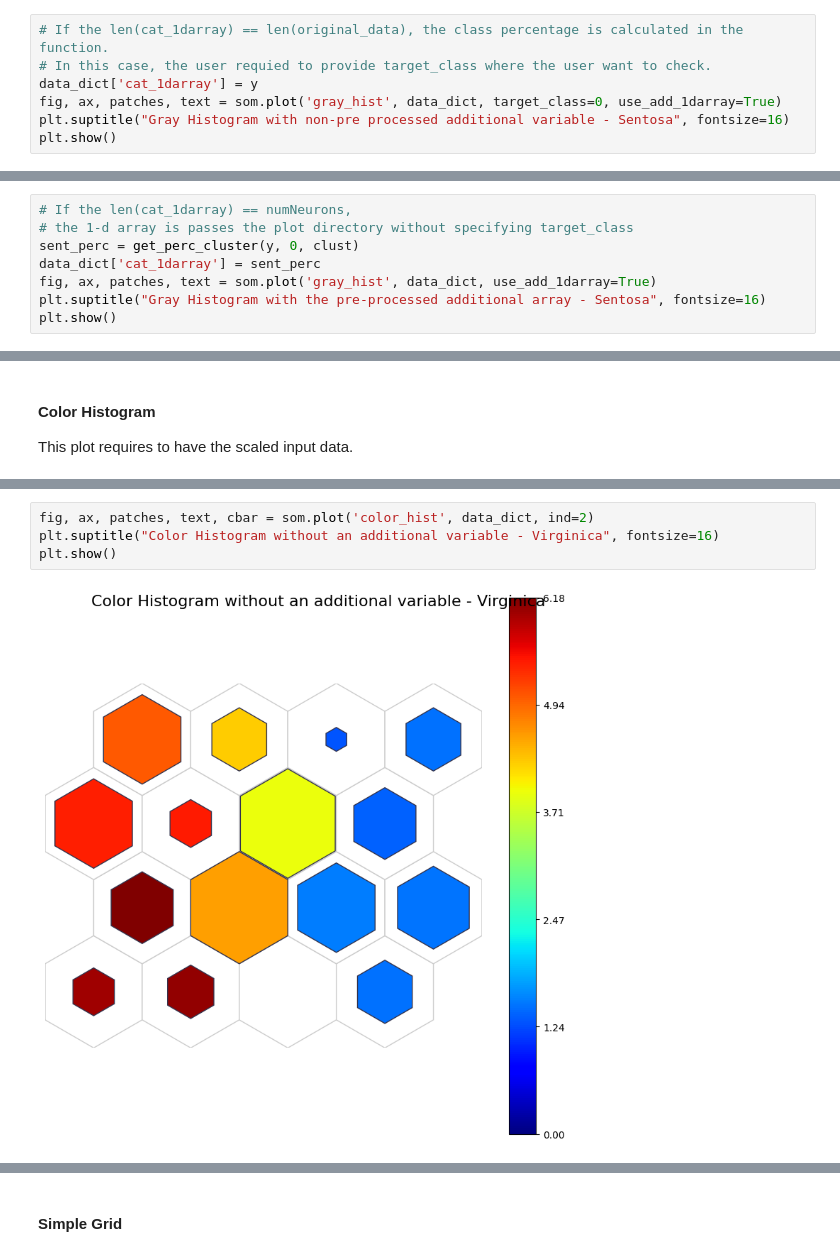
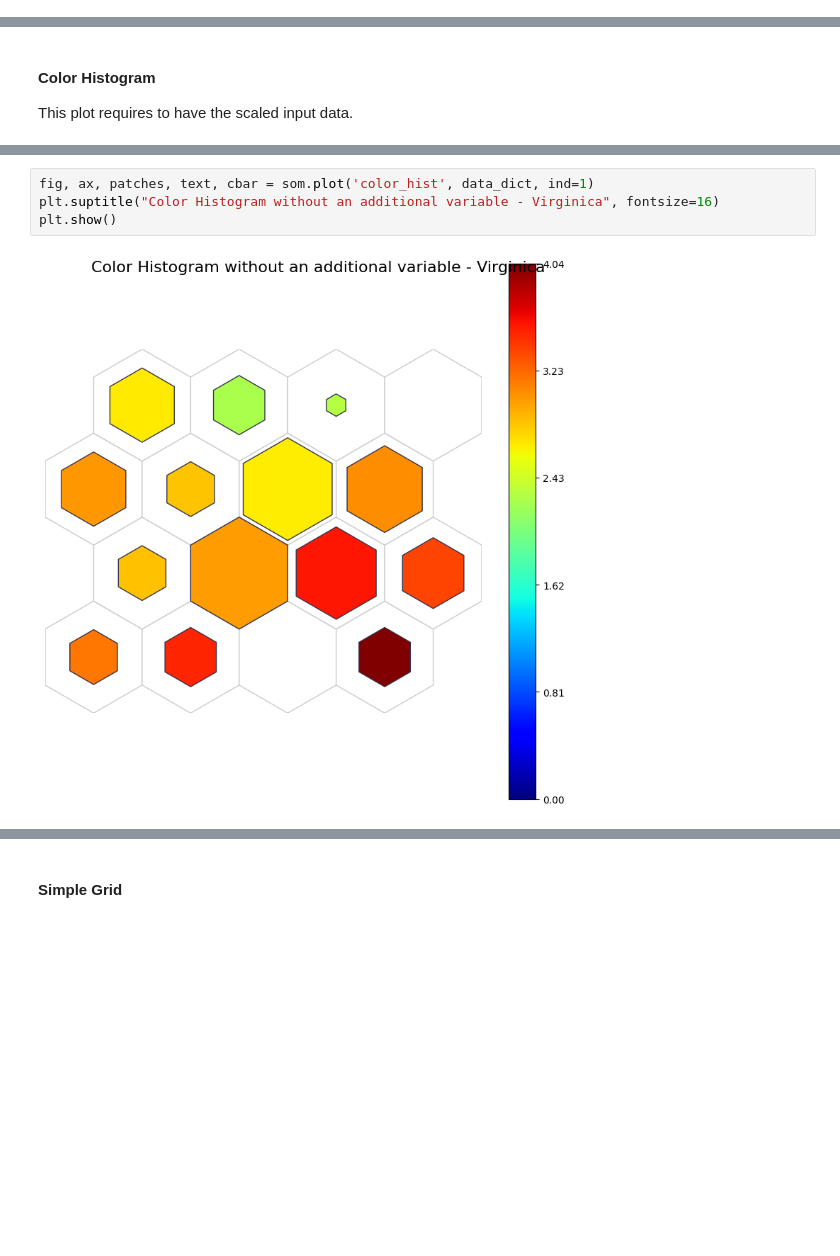
Before and after one commit to amir-jafari/SOM, a Jupyter notebook: examples/Tabular/Iris/notebook/iris_generic_plots.ipynb, the cells around one changed output, grey strips where cells are left out. Saved outputs shown, nothing was run; the diff lists cells and outputs as text; blank space fills up the shorter version.

```diff
--- a/examples/Tabular/Iris/notebook/iris_generic_plots.ipynb
+++ b/examples/Tabular/Iris/notebook/iris_generic_plots.ipynb
@@ -208,7 +202,0 @@ plt.show()
-# %%
-# If the len(cat_1darray) == len(original_data), the class percentage is calculated in the function.
-# In this case, the user requied to provide target_class where the user want to check.
-data_dict['cat_1darray'] = y
-fig, ax, patches, text = som.plot('gray_hist', data_dict, target_class=0, use_add_1darray=True)
-plt.suptitle("Gray Histogram with non-pre processed additional variable - Sentosa", fontsize=16)
-plt.show()
@@ -217,8 +202,0 @@ plt.show()
-# %%
-# If the len(cat_1darray) == numNeurons,
-# the 1-d array is passes the plot directory without specifying target_class
-sent_perc = get_perc_cluster(y, 0, clust)
-data_dict['cat_1darray'] = sent_perc
-fig, ax, patches, text = som.plot('gray_hist', data_dict, use_add_1darray=True)
-plt.suptitle("Gray Histogram with the pre-processed additional array - Sentosa", fontsize=16)
-plt.show()
@@ -237,6 +213,6 @@ plt.show()
 # %%
-fig, ax, patches, text, cbar = som.plot('color_hist', data_dict, ind=2)
+fig, ax, patches, text, cbar = som.plot('color_hist', data_dict, ind=1)
 plt.suptitle("Color Histogram without an additional variable - Virginica", fontsize=16)
 plt.show()
 # %% [output]
-[figure, old version]
+[figure, new version]
```
Also changed, not shown: parts of 61 cells of this notebook.
